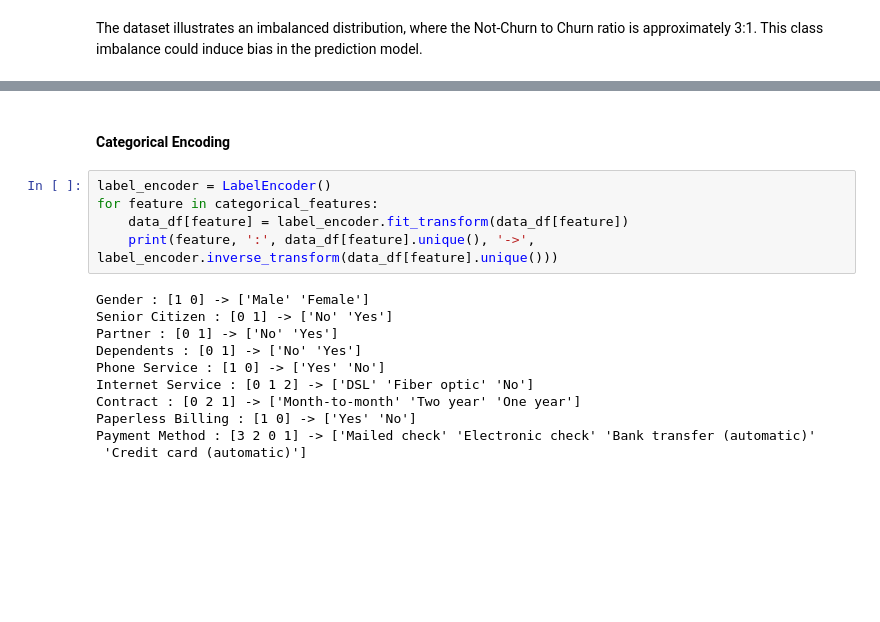
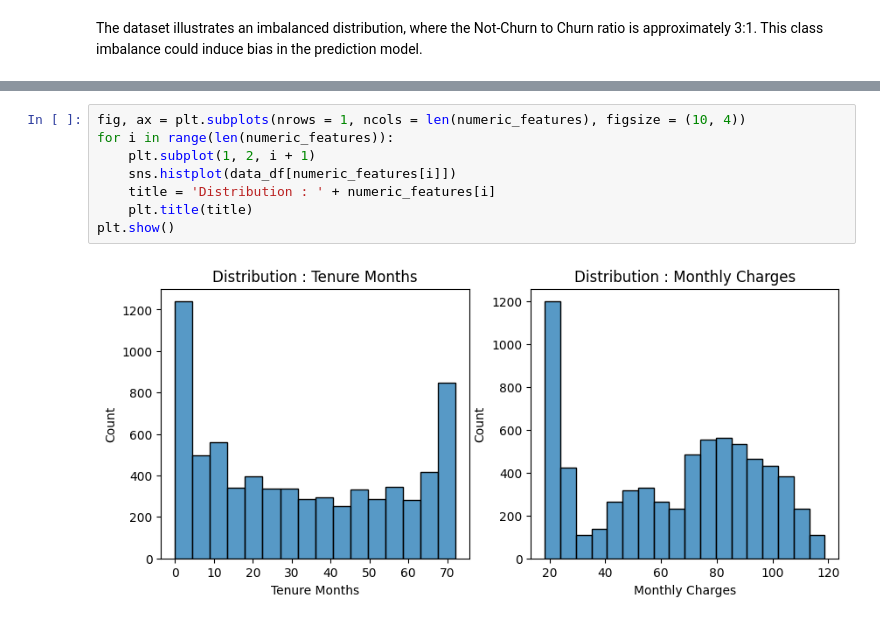
Before and after one commit to saatvik-t/Customer-Churn, a Jupyter notebook: notebooks/Data_Exploration.ipynb, the cells around one changed output, grey strips where cells are left out. Drawn from its saved outputs; the diff is of its cells as text; blank space fills up the shorter version.

Commit message:
Analysed the Data Further

```diff
--- a/notebooks/Data_Exploration.ipynb
+++ b/notebooks/Data_Exploration.ipynb
@@ -331,21 +331,13 @@ plt.subplots_adjust(wspace=0.25, hspace=0.4)
 plt.show()
 # %% [output]
 [figure]
-# %% [markdown]
-#### Categorical Encoding
-# %%
-label_encoder = LabelEncoder()
-for feature in categorical_features:
-    data_df[feature] = label_encoder.fit_transform(data_df[feature])
-    print(feature, ':', data_df[feature].unique(), '->', label_encoder.inverse_transform(data_df[feature].unique()))
-# %% [output]
-Gender : [1 0] -> ['Male' 'Female']
-Senior Citizen : [0 1] -> ['No' 'Yes']
-Partner : [0 1] -> ['No' 'Yes']
-Dependents : [0 1] -> ['No' 'Yes']
-Phone Service : [1 0] -> ['Yes' 'No']
-Internet Service : [0 1 2] -> ['DSL' 'Fiber optic' 'No']
-Contract : [0 2 1] -> ['Month-to-month' 'Two year' 'One year']
-Paperless Billing : [1 0] -> ['Yes' 'No']
-Payment Method : [3 2 0 1] -> ['Mailed check' 'Electronic check' 'Bank transfer (automatic)'
- 'Credit card (automatic)']
+# %%
+fig, ax = plt.subplots(nrows = 1, ncols = len(numeric_features), figsize = (10, 4))
+for i in range(len(numeric_features)):
+    plt.subplot(1, 2, i + 1)
+    sns.histplot(data_df[numeric_features[i]])
+    title = 'Distribution : ' + numeric_features[i]
+    plt.title(title)
+plt.show()
+# %% [output]
+[figure, added]
```
Also changed, not shown: parts of 6 cells of this notebook.
